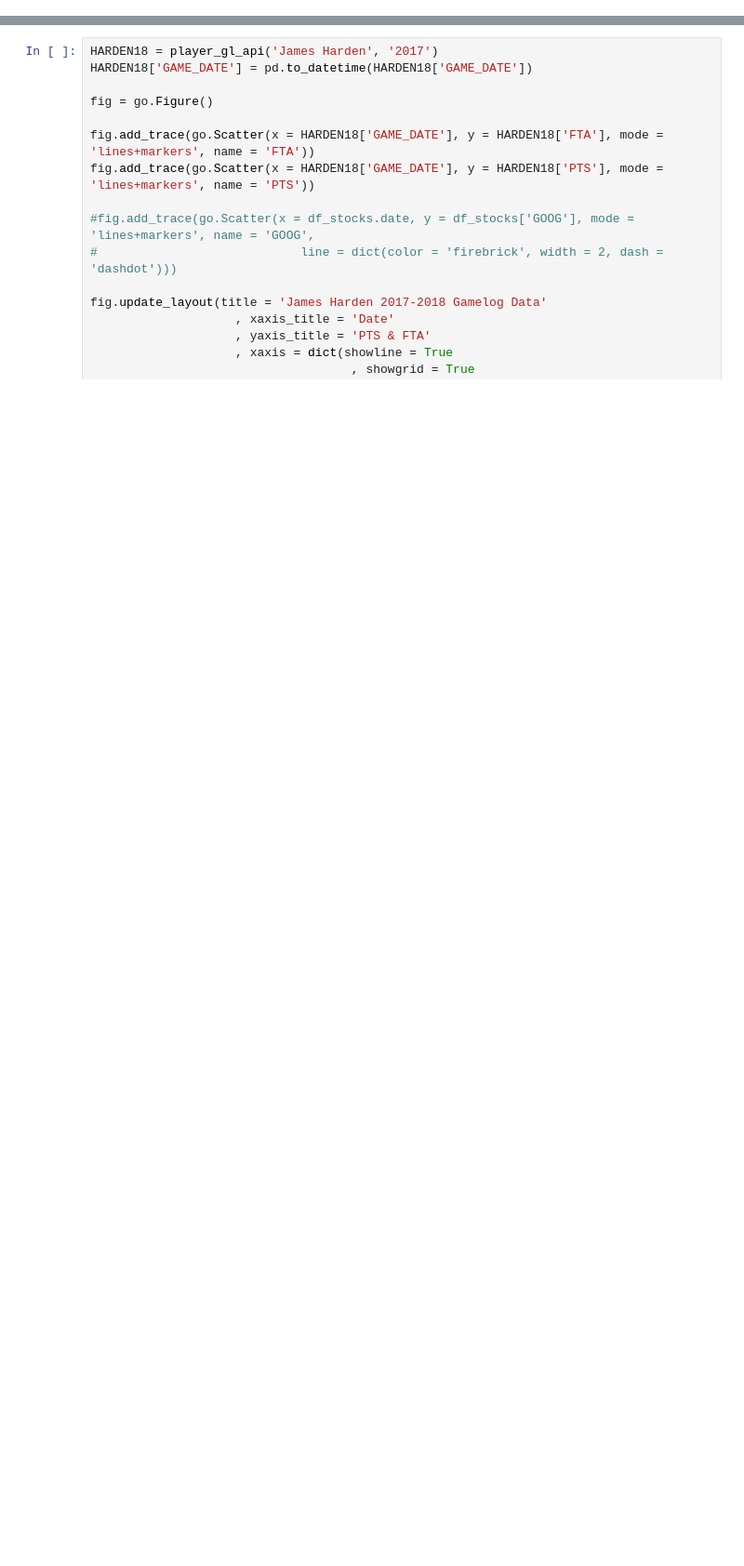
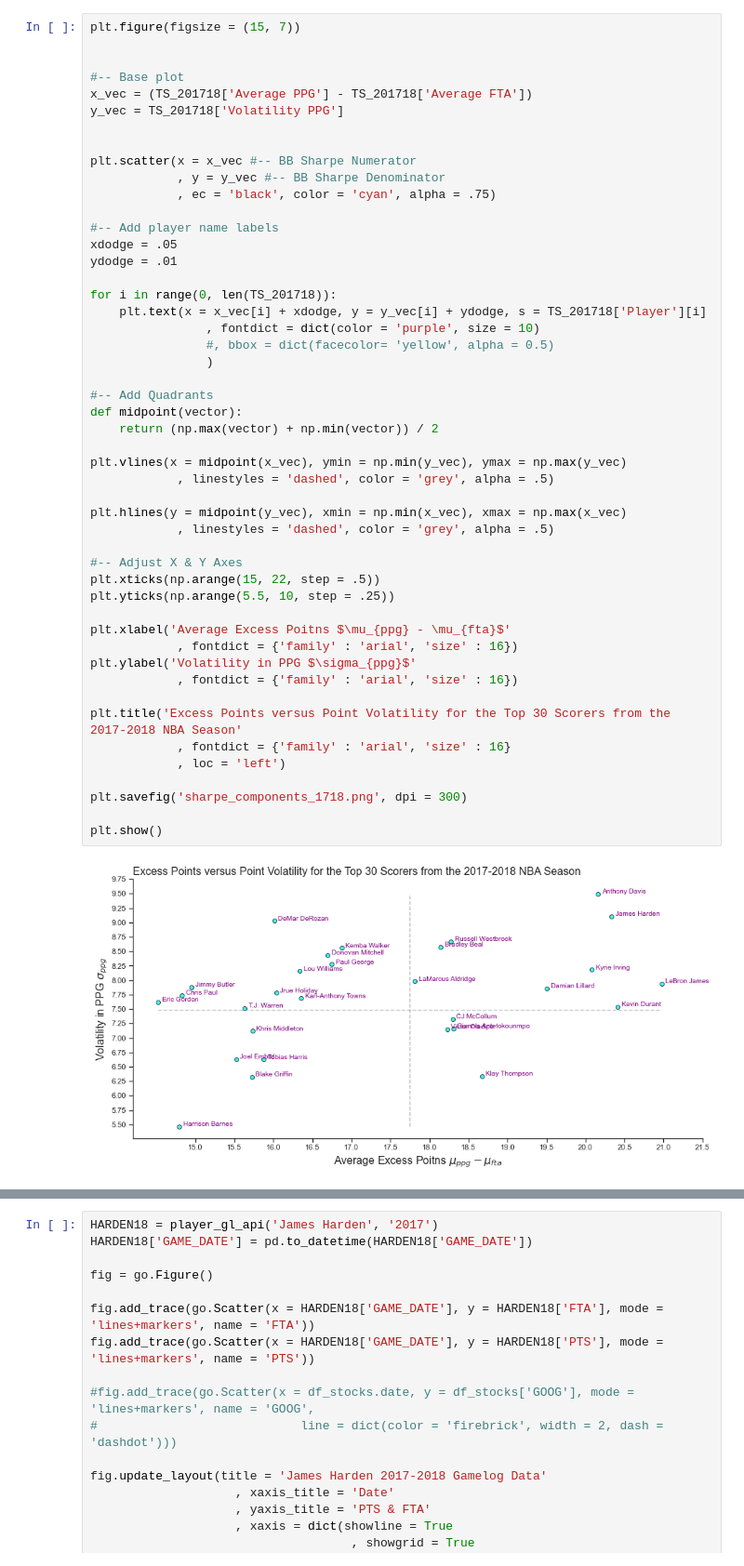
Before and after one commit to kirankrishnamurthi/NBA-Sharpe-Ratios, a Jupyter notebook: nba_sharpe.ipynb, the cells around one changed output, grey strips where cells are left out. Shown: that part at 93% size. Cells and saved outputs as stored; diff of their text form; blank space fills up the shorter version.

```diff
--- a/nba_sharpe.ipynb
+++ b/nba_sharpe.ipynb
@@ -202,0 +328,51 @@ get_bb_sharpe('James Harden', '2017')
+# %%
+plt.figure(figsize = (15, 7))
+
+
+#-- Base plot
+x_vec = (TS_201718['Average PPG'] - TS_201718['Average FTA'])
+y_vec = TS_201718['Volatility PPG']
+
+
+plt.scatter(x = x_vec #-- BB Sharpe Numerator
+            , y = y_vec #-- BB Sharpe Denominator
+            , ec = 'black', color = 'cyan', alpha = .75)
+
+#-- Add player name labels
+xdodge = .05
+ydodge = .01
+
+for i in range(0, len(TS_201718)):
+    plt.text(x = x_vec[i] + xdodge, y = y_vec[i] + ydodge, s = TS_201718['Player'][i]
+                , fontdict = dict(color = 'purple', size = 10)
+                #, bbox = dict(facecolor= 'yellow', alpha = 0.5)
+                )
+
+#-- Add Quadrants
+def midpoint(vector):
+    return (np.max(vector) + np.min(vector)) / 2
+
+plt.vlines(x = midpoint(x_vec), ymin = np.min(y_vec), ymax = np.max(y_vec)
+            , linestyles = 'dashed', color = 'grey', alpha = .5)
+
+plt.hlines(y = midpoint(y_vec), xmin = np.min(x_vec), xmax = np.max(x_vec)
+            , linestyles = 'dashed', color = 'grey', alpha = .5)
+
+#-- Adjust X & Y Axes
+plt.xticks(np.arange(15, 22, step = .5))
+plt.yticks(np.arange(5.5, 10, step = .25))
+
+plt.xlabel('Average Excess Poitns $\mu_{ppg} - \mu_{fta}$'
+            , fontdict = {'family' : 'arial', 'size' : 16})
+plt.ylabel('Volatility in PPG $\sigma_{ppg}$'
+            , fontdict = {'family' : 'arial', 'size' : 16})
+
+plt.title('Excess Points versus Point Volatility for the Top 30 Scorers from the 2017-2018 NBA Season'
+            , fontdict = {'family' : 'arial', 'size' : 16}
+            , loc = 'left')
+
+plt.savefig('sharpe_components_1718.png', dpi = 300)
+
+plt.show()
+# %% [output]
+[figure, added]
```
Also changed, not shown: parts of 23 cells of this notebook, 6 other files.
